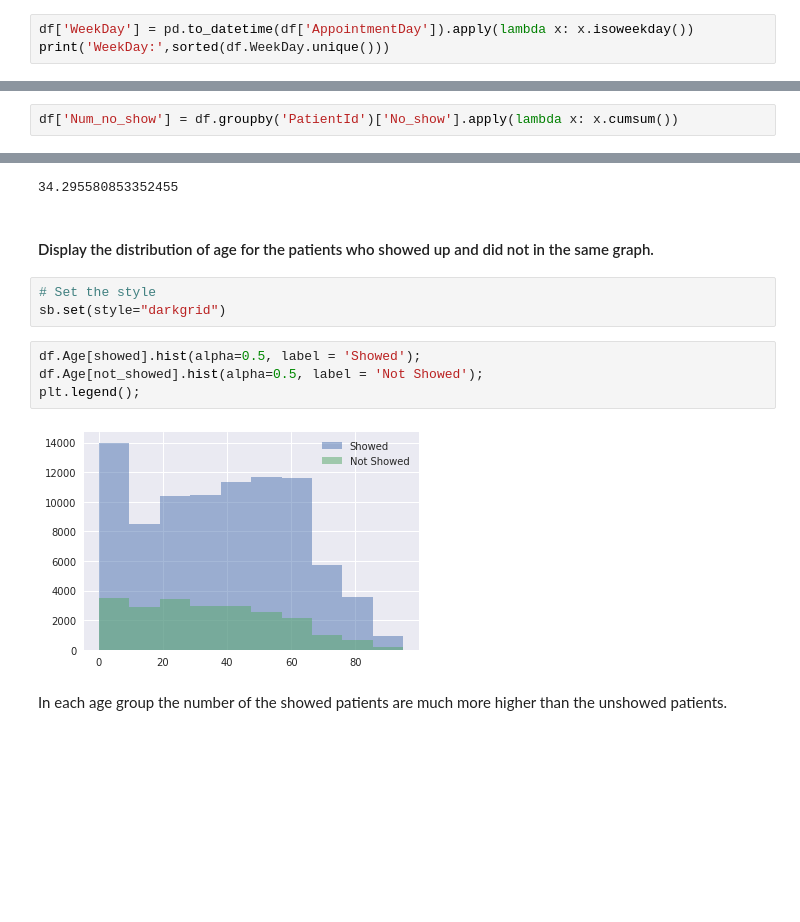
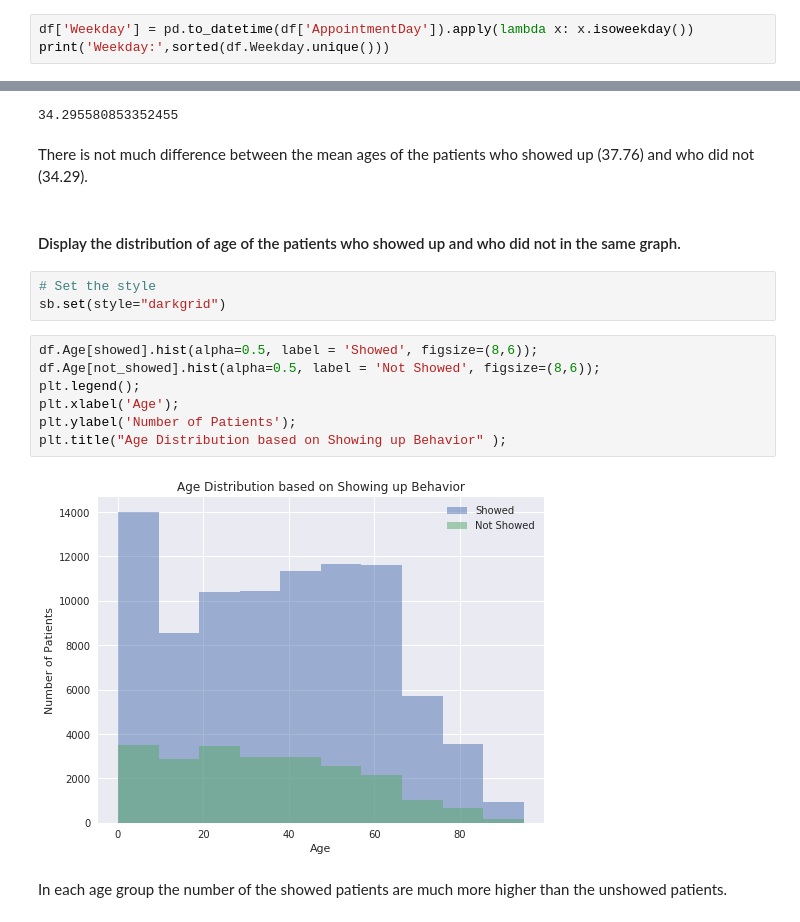
Before and after one commit to yagmurdalman/investigate-a-data-set, a Jupyter notebook: no_show_appointments.ipynb, the cells around one changed output, grey strips where cells are left out. Saved outputs shown, nothing was run; the diff lists cells and outputs as text; blank space fills up the shorter version.

```diff
--- a/no_show_appointments.ipynb
+++ b/no_show_appointments.ipynb
@@ -185,4 +201,4 @@ df['No_show'] = df['No_show'].map({'Yes':1, 'No':0})
 # %%
-df['WeekDay'] = pd.to_datetime(df['AppointmentDay']).apply(lambda x: x.isoweekday())
-print('WeekDay:',sorted(df.WeekDay.unique()))
+df['Weekday'] = pd.to_datetime(df['AppointmentDay']).apply(lambda x: x.isoweekday())
+print('Weekday:',sorted(df.Weekday.unique()))
 # %% [output]
@@ -248,2 +242,0 @@ df.groupby('PatientId').mean().head()
-# %%
-df['Num_no_show'] = df.groupby('PatientId')['No_show'].apply(lambda x: x.cumsum())
@@ -297,17 +322,22 @@ df.Age[showed].mean()
 df.Age[not_showed].mean()
 # %% [output]
 34.295580853352455
+# %% [markdown]
+There is not much difference between the mean ages of the patients who showed up (37.76) and who did not (34.29).
 # %% [markdown]
-#### Display the distribution of age for the patients who showed up and did not in the same graph.
+#### Display the distribution of age of the patients who showed up and who did not in the same graph.
 # %%
 # Set the style
 sb.set(style="darkgrid")
 # %%
-df.Age[showed].hist(alpha=0.5, label = 'Showed');
-df.Age[not_showed].hist(alpha=0.5, label = 'Not Showed');
+df.Age[showed].hist(alpha=0.5, label = 'Showed', figsize=(8,6));
+df.Age[not_showed].hist(alpha=0.5, label = 'Not Showed', figsize=(8,6));
 plt.legend();
+plt.xlabel('Age');
+plt.ylabel('Number of Patients');
+plt.title("Age Distribution based on Showing up Behavior" );
 # %% [output]
-[figure, old version]
+[figure, new version]
 # %% [markdown]
 In each age group the number of the showed patients are much more higher than the unshowed patients.
 # %% [markdown]
```
Also changed, not shown: parts of 81 cells of this notebook.
